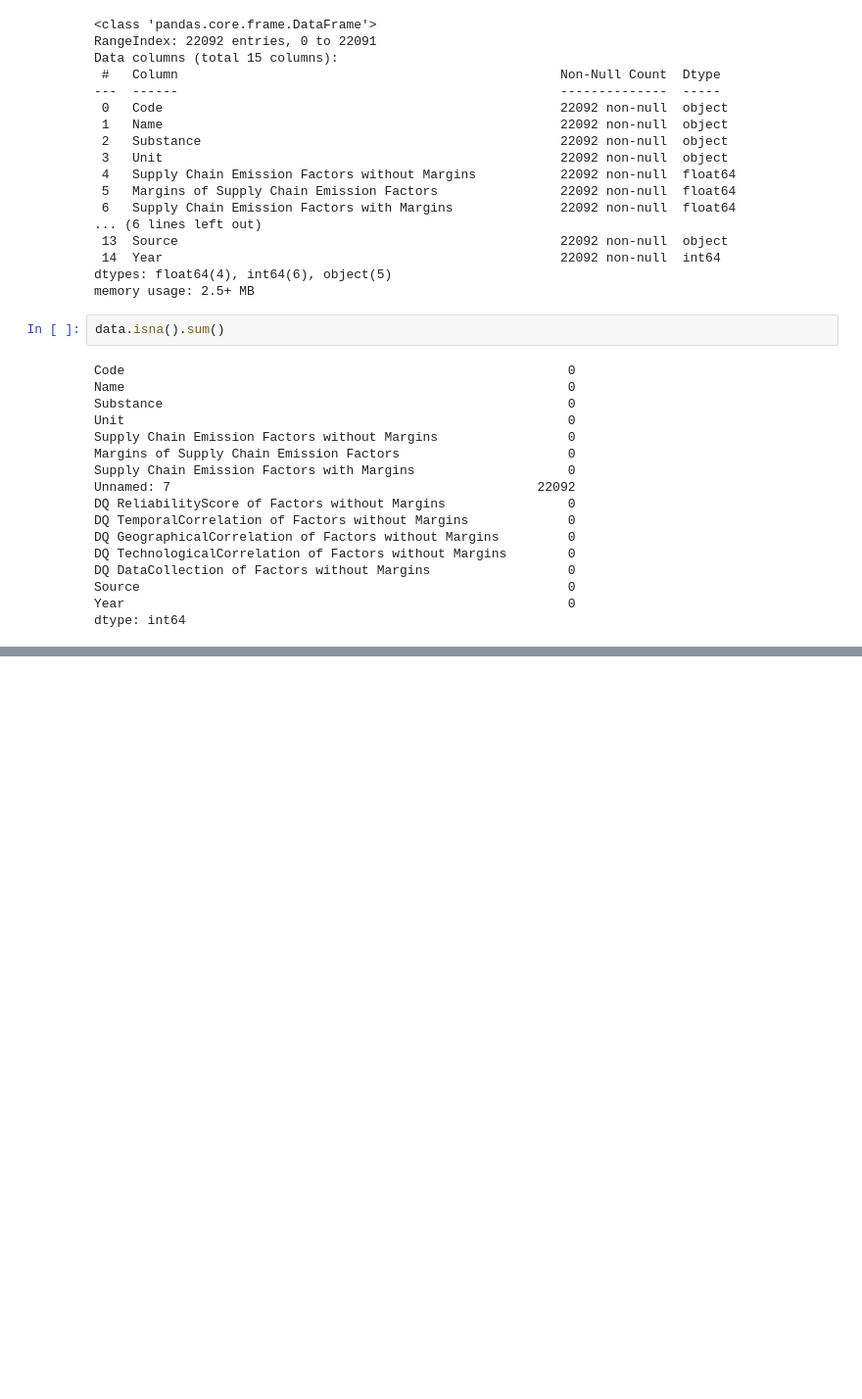
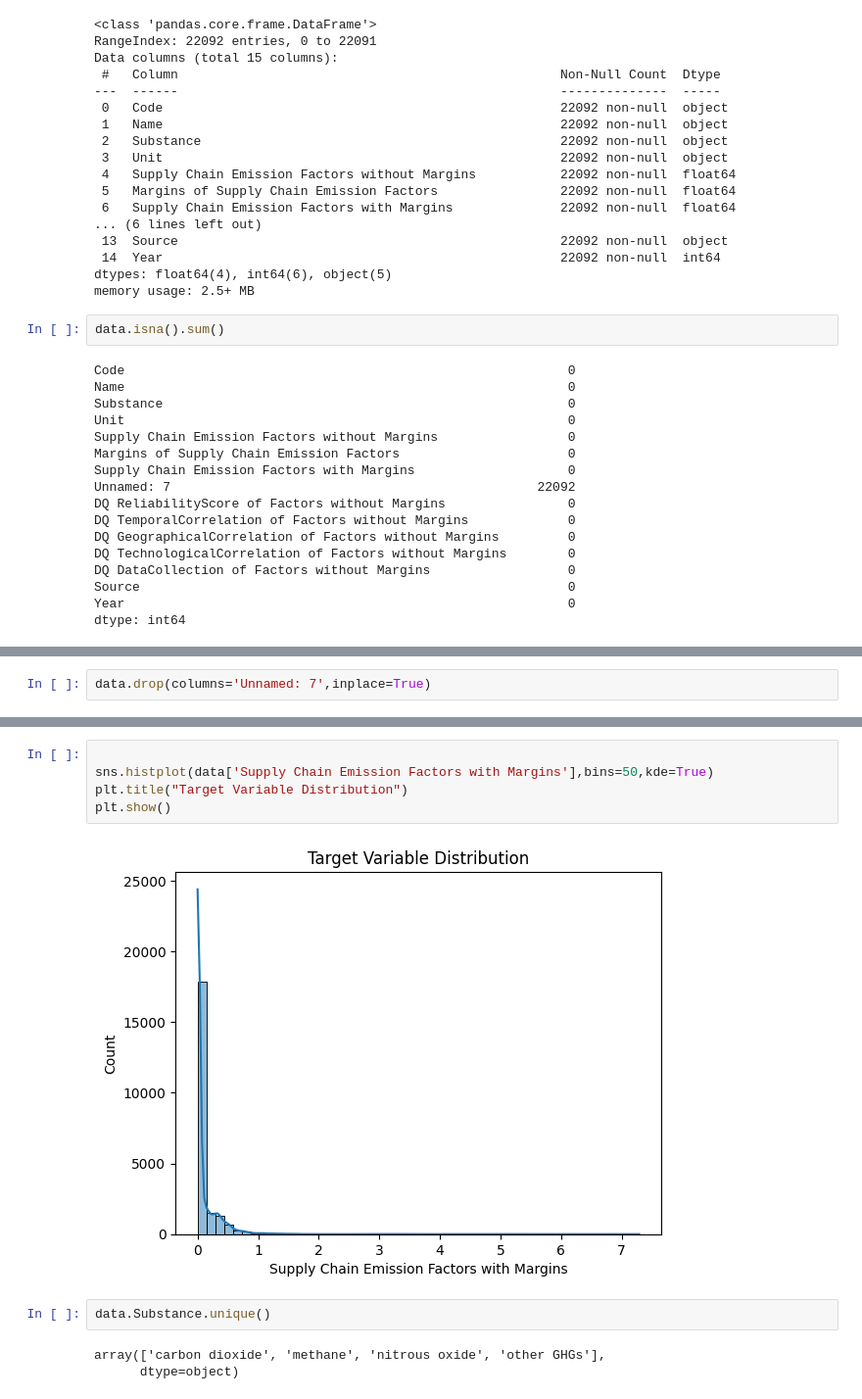
Before and after one commit to ravisirvi1/week-1, a Jupyter notebook: GHG_Emission_Prediction.ipynb, the cells around one changed output, grey strips where cells are left out. Shown at 98% size. Saved outputs shown, nothing was run; the diff lists cells and outputs as text; blank space fills up the shorter version.

```diff
--- a/GHG_Emission_Prediction.ipynb
+++ b/GHG_Emission_Prediction.ipynb
@@ -168,0 +186,2 @@ data.describe()
+# %%
+data.drop(columns='Unnamed: 7',inplace=True)
@@ -168,0 +259,12 @@ data.describe()
+# %%
+
+sns.histplot(data['Supply Chain Emission Factors with Margins'],bins=50,kde=True)
+plt.title("Target Variable Distribution")
+plt.show()
+# %% [output]
+[figure, added]
+# %%
+data.Substance.unique()
+# %% [output]
+array(['carbon dioxide', 'methane', 'nitrous oxide', 'other GHGs'],
+      dtype=object)
```
Also changed, not shown: parts of 50 cells of this notebook.
